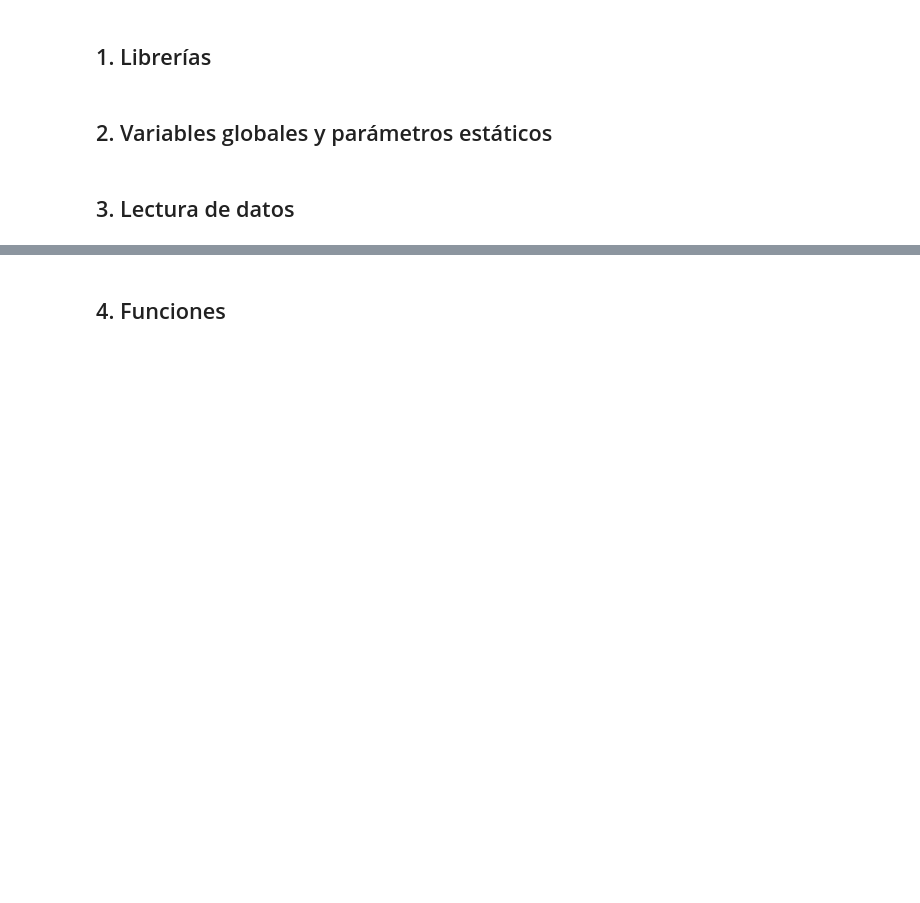
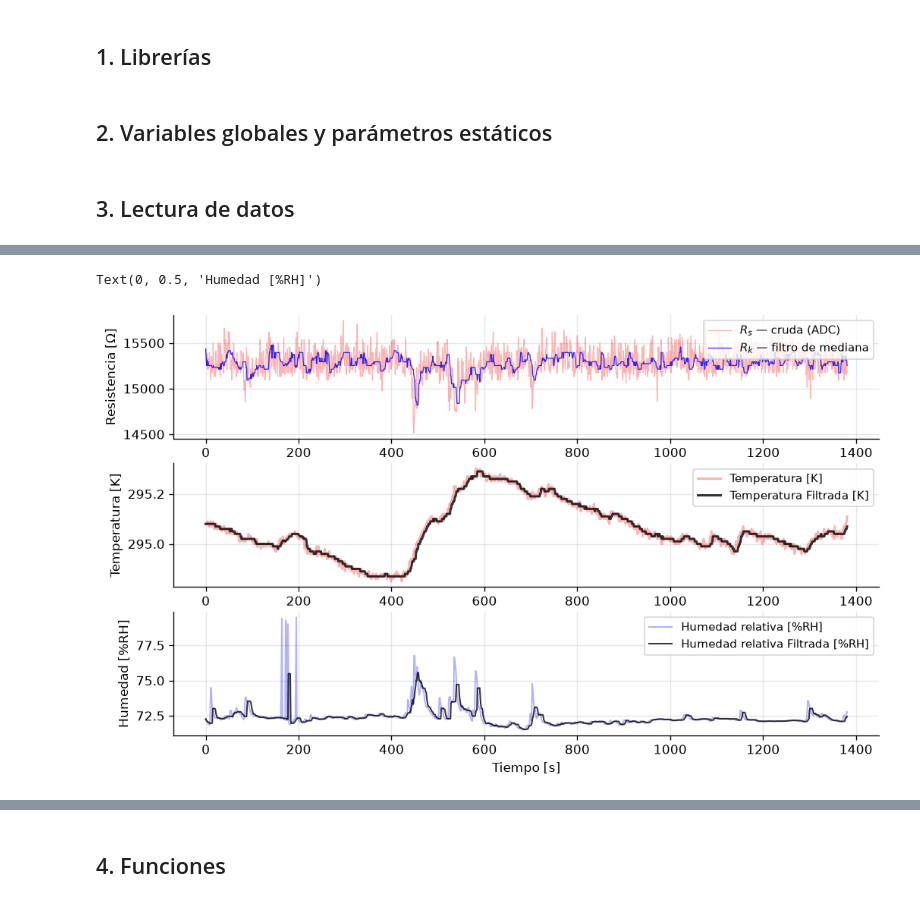
Before and after one commit to ViCClow/Tesis, a Jupyter notebook: src/Pruebas_UKF_MQ136/UKF_Simulation_v2.ipynb, the cells around one changed output, grey strips where cells are left out. Drawn from its saved outputs; the diff is of its cells as text; code cells hidden in the pictures; blank space fills up the shorter version.

```diff
--- a/src/Pruebas_UKF_MQ136/UKF_Simulation_v2.ipynb
+++ b/src/Pruebas_UKF_MQ136/UKF_Simulation_v2.ipynb
@@ -46,11 +46,6 @@ beta  = 2.0    # Conocimiento previo sobre la distribución del ruido
                # (2 = óptimo para Gaussiana; barrer 0–2 en validación empírica)
 
 # ── Parámetro del filtro de mediana ──────────────────────────────────────────
-W = 7  # Ventana impar — cubre 7 muestras consecutivas del ADC
-
-# ── Parámetros de ruido del dataset sintético ────────────────────────────────
-SIGMA_RUIDO   = 0.05   # Amplitud del ruido gaussiano: 5% de la media de R_ideal
-PROB_IMPULSIVO = 0.02  # Fracción de muestras que reciben un pico impulsivo (2%)
-MAG_IMPULSIVO  = 0.50  # Magnitud del pico: ±50% del valor base de R_ideal
+W = 11  # Ventana impar — cubre 11 muestras consecutivas del ADC
 # %% [markdown]
 ## 3. Lectura de datos
@@ -79,0 +52,5 @@ Humedad           : 39.8 – 60.4 %RH
+# %%
+T_MIN = 0.0      # Límite inferior de temperatura (0 °C)
+T_MAX = 50.0     # Límite superior de temperatura (50 °C)
+RH_MIN = 0.0     # Límite inferior de humedad (0%)
+RH_MAX = 99.0    # Límite superior de humedad (80%)
@@ -79,0 +89,28 @@ Humedad           : 39.8 – 60.4 %RH
+# %%
+Rk = df_rs.rolling(window=W, center=False, min_periods=1).median().to_numpy()
+Tk = df_temp.rolling(window=W, center=False, min_periods=1).median().to_numpy()
+RHk = df_hum.rolling(window=W, center=False, min_periods=1).median().to_numpy()
+
+t = np.arange(len(Rs))  # Vector de tiempo en segundos
+
+fig, axes = plt.subplots(3,1,figsize=(10, 6))
+axes[0].plot(t, Rs,     color='red',   alpha=0.3,  linewidth=0.8, label='$R_s$ — cruda (ADC)')
+axes[0].plot(t, Rk,     color='blue',  alpha=0.8,  linewidth=0.8, label='$R_k$ — filtro de mediana')
+axes[0].legend(loc='upper right', fontsize=9)
+axes[0].set_ylabel('Resistencia [Ω]')
+axes[0].set_xlabel('Tiempo [s]')
+
+axes[1].plot(t, T,      color='red', alpha=0.3,  linewidth=1.8, label='Temperatura [K]')
+axes[1].plot(t, Tk,      color='black', alpha=0.8,  linewidth=1.8, label='Temperatura Filtrada [K]')
+axes[1].legend(loc='upper right', fontsize=9)
+axes[1].set_xlabel('Tiempo [s]')
+axes[1].set_ylabel('Temperatura [K]')
+
+axes[2].plot(t, RH,     color='blue',  alpha=0.3,  linewidth=1.2, label='Humedad relativa [%RH]')
+axes[2].plot(t, RHk,     color='black',  alpha=0.8,  linewidth=1.2, label='Humedad relativa Filtrada [%RH]')
+axes[2].legend(loc='upper right', fontsize=9)
+axes[2].set_xlabel('Tiempo [s]')
+axes[2].set_ylabel('Humedad [%RH]')
+# %% [output]
+Text(0, 0.5, 'Humedad [%RH]')
+[figure, added]
```
Also changed, not shown: parts of 17 cells of this notebook, 3 other files.
